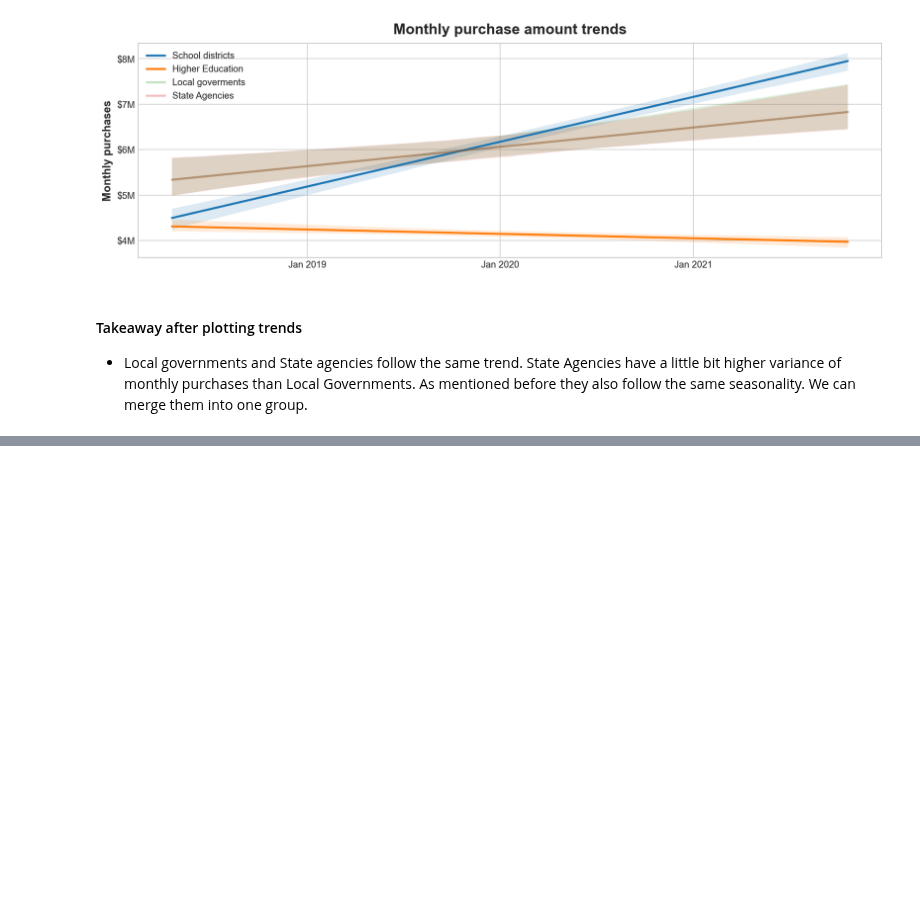
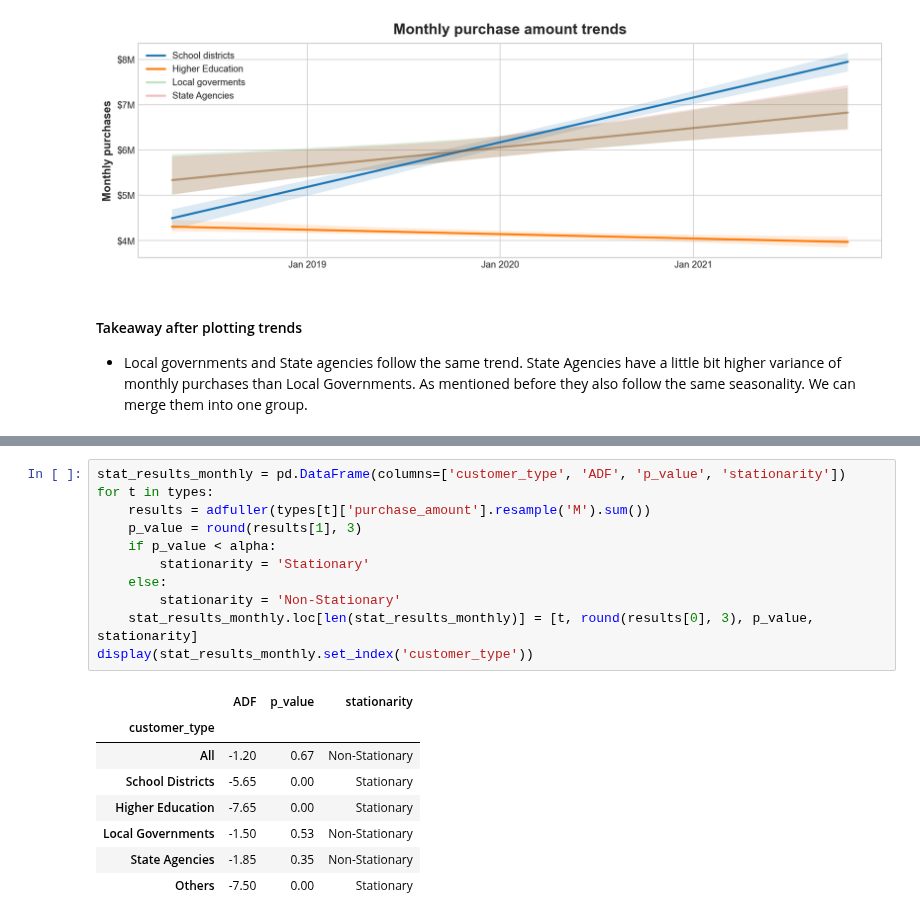
Before and after one commit to The-Real-MVPs/cisco-time-series-analysis, a Jupyter notebook: nadia_docs/decomposition for customer types.ipynb, the cells around one changed output, grey strips where cells are left out. Drawn from its saved outputs; the diff is of its cells as text; blank space fills up the shorter version.

```diff
--- a/nadia_docs/decomposition for customer types.ipynb
+++ b/nadia_docs/decomposition for customer types.ipynb
@@ -368,0 +411,20 @@ plt.show()
+# %%
+stat_results_monthly = pd.DataFrame(columns=['customer_type', 'ADF', 'p_value', 'stationarity'])
+for t in types:
+    results = adfuller(types[t]['purchase_amount'].resample('M').sum())
+    p_value = round(results[1], 3)
+    if p_value < alpha:
+        stationarity = 'Stationary'
+    else:
+        stationarity = 'Non-Stationary'
+    stat_results_monthly.loc[len(stat_results_monthly)] = [t, round(results[0], 3), p_value, stationarity]
+display(stat_results_monthly.set_index('customer_type'))
+# %% [output]
+|  | ADF | p_value | stationarity |
+| customer_type |  |  |  |
+| All | -1.20 | 0.67 | Non-Stationary |
+| School Districts | -5.65 | 0.00 | Stationary |
+| Higher Education | -7.65 | 0.00 | Stationary |
+| Local Governments | -1.50 | 0.53 | Non-Stationary |
+| State Agencies | -1.85 | 0.35 | Non-Stationary |
+| Others | -7.50 | 0.00 | Stationary |
```
Also changed, not shown: parts of 12 cells of this notebook.
